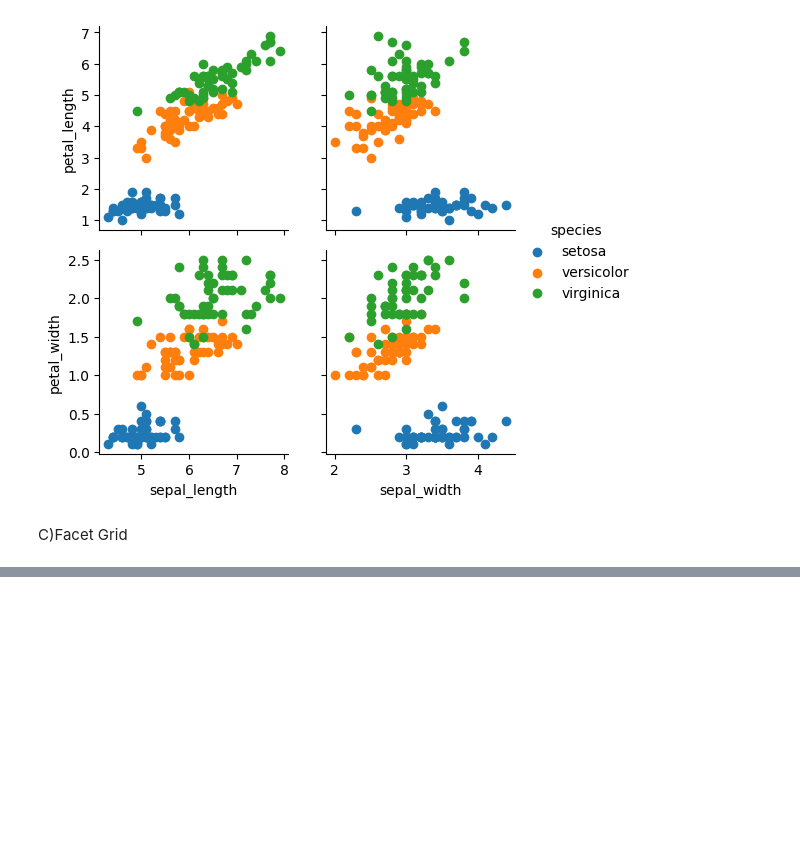
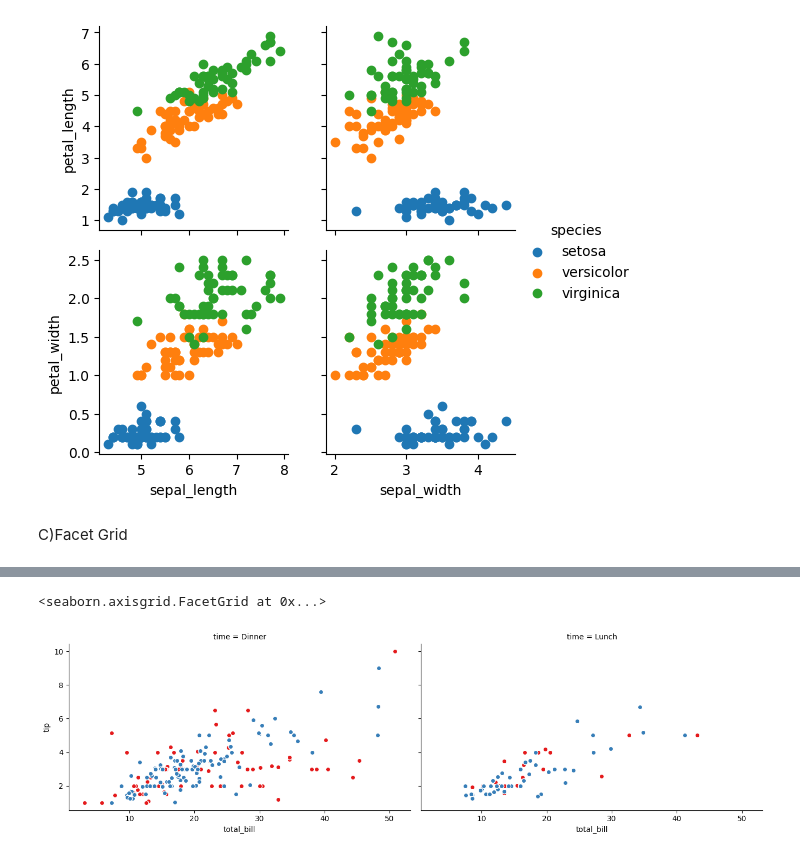
Before and after one commit to HashAlike/Data-Analysis-Notes, a Jupyter notebook: 04-Seaborn/05_Multivariate_Analysis.ipynb, the cells around one changed output, grey strips where cells are left out. Saved outputs shown, nothing was run; the diff lists cells and outputs as text; code cells hidden in the pictures; blank space fills up the shorter version.

```diff
--- a/04-Seaborn/05_Multivariate_Analysis.ipynb
+++ b/04-Seaborn/05_Multivariate_Analysis.ipynb
@@ -88,0 +104,9 @@ C)Facet Grid
+# %%
+tips_df=sns.load_dataset("tips")
+
+tips_fg= sns.FacetGrid(tips_df, col="time", hue="smoker", height=4, aspect=1.7,
+                       col_order=["Dinner", "Lunch"],palette="Set1" )
+tips_fg.map(plt.scatter, "total_bill" , "tip", edgecolor="w")
+# %% [output]
+<seaborn.axisgrid.FacetGrid at 0x...>
+[figure, added]
```
Also changed, not shown: parts of 4 cells of this notebook, 2 other files.
